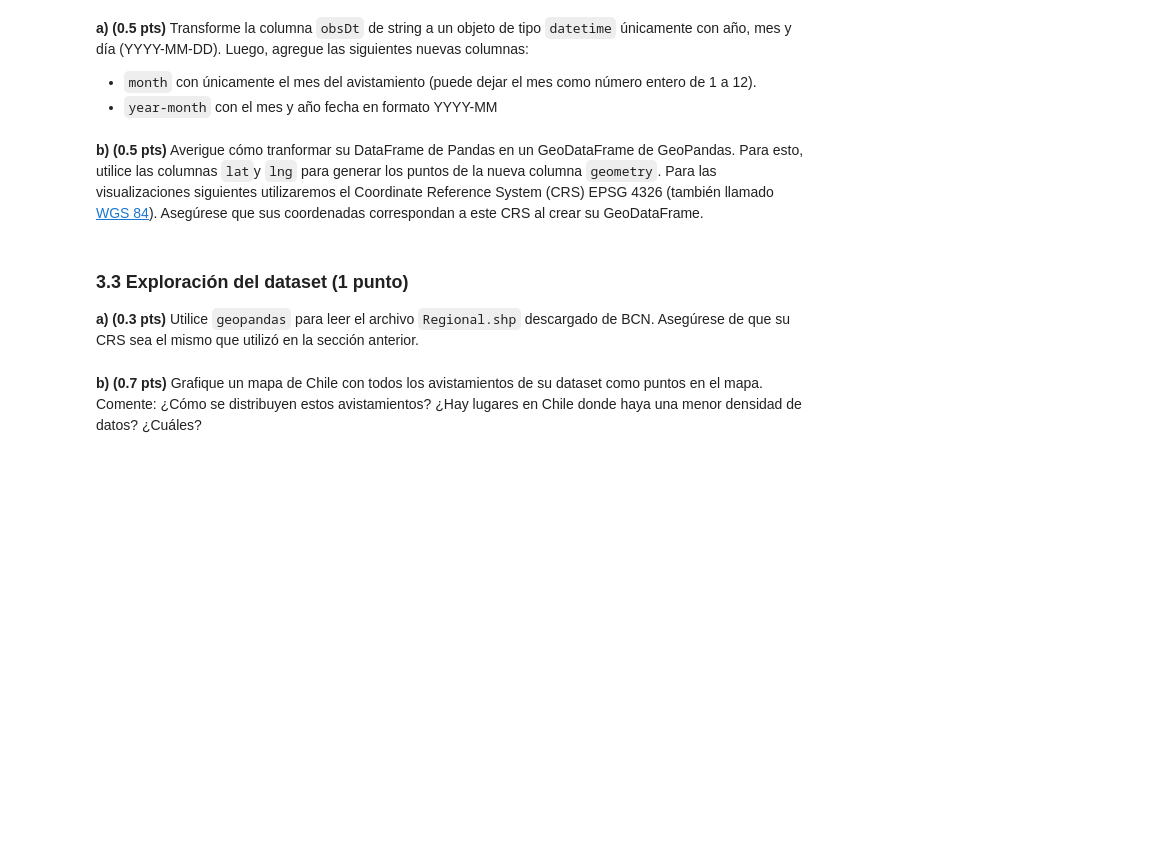
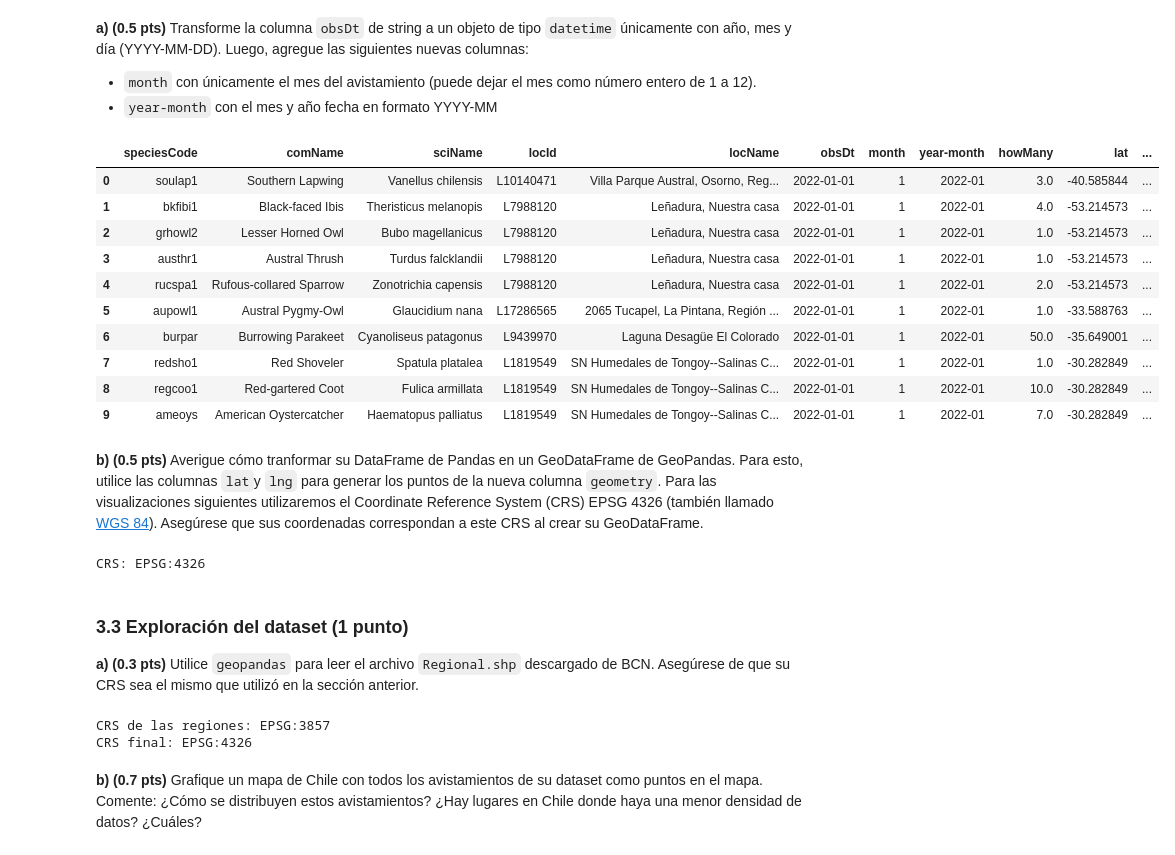
Before and after one commit to IgnOsorioo/IMT2200-Ignacio-Osorio, a Jupyter notebook: Tareas/Tarea 2/IMT2200-25s2 - Tarea 02.ipynb, the cells around one changed output. Drawn from its saved outputs; the diff is of its cells as text; code cells hidden in the pictures; blank space fills up the shorter version.

```diff
--- a/Tareas/Tarea 2/IMT2200-25s2 - Tarea 02.ipynb
+++ b/Tareas/Tarea 2/IMT2200-25s2 - Tarea 02.ipynb
@@ -119,4 +119,8 @@ Responda:
 **Hint**: Los códigos regionales chilenos para la API son los siguientes,
 * `regionCode = CL`
 * `sppLocale = es_CL` (para obtener nombres chilenos de las aves)
+# %%
+# Definimos el header con la API key que utilizaremos para hacer las consultas
+API_key = "2a5mpah09fdj"
+headers = {"X-eBirdApiToken": API_key}
 # %%
@@ -123,0 +155,17 @@ Responda:
+# %%
+# Hacemos una copia del dataframe original
+df = pd.read_csv("avistamientos_ebird.csv")
+# %%
+# Obtengamos los nombres locales de las aves desde la API de eBird
+
+# Definimos la URL para obtener la taxonomía en español (empleando el código de país "es_CL" para Chile y en formato JSON)
+url = "https://api.ebird.org/v2/ref/taxonomy/ebird?locale=es_CL&fmt=json"
+
+response = requests.get(url, headers=headers)
+taxonomia_json = response.json()
+
+# Creamos un mapa de códigos de especie a nombres comunes
+mapa_especies = {item["speciesCode"]: item["comName"] for item in taxonomia_json}
+
+# Mapeamos los nombres comunes en el dataframe
+df["comName"] = df["speciesCode"].map(mapa_especies)
@@ -130,17 +213,61 @@ Responda:
 * `month` con únicamente el mes del avistamiento (puede dejar el mes como número entero de 1 a 12).
 * `year-month` con el mes y año fecha en formato YYYY-MM
 # %%
-# Respuesta
+# 1. Transformar obsDt a datetime
+# Utlizamos 'mixed' para manejar diferentes formatos de fecha, ya que hay entradas del tipo '2023-05-15 14:30' y '2023-05-15'
+df["obsDt"] = pd.to_datetime(df["obsDt"], format="mixed", errors="coerce").dt.date
+
+# 2. Columna con solo el mes (número 1–12)
+df["month"] = pd.to_datetime(df["obsDt"]).dt.month
+
+# 3. Columna con año-mes (YYYY-MM)
+df["year-month"] = pd.to_datetime(df["obsDt"]).dt.to_period("M").astype(str)
+
+columnas = ["speciesCode", "comName", "sciName", "locId", "locName", "obsDt", "month", "year-month", "howMany",
+            "lat", "lng", "obsValid", "obsReviewed", "locationPrivate", "subId", "exoticCategory"]
+
+df = df[columnas]
+df.head(10)
+# %% [output]
+|  | speciesCode | comName | sciName | locId | locName | obsDt | month | year-month | howMany | lat | ... |
+| 0 | soulap1 | Southern Lapwing | Vanellus chilensis | L10140471 | Villa Parque Austral, Osorno, Reg... | 2022-01-01 | 1 | 2022-01 | 3.0 | -40.585844 | ... |
+| 1 | bkfibi1 | Black-faced Ibis | Theristicus melanopis | L7988120 | Leñadura, Nuestra casa | 2022-01-01 | 1 | 2022-01 | 4.0 | -53.214573 | ... |
+| 2 | grhowl2 | Lesser Horned Owl | Bubo magellanicus | L7988120 | Leñadura, Nuestra casa | 2022-01-01 | 1 | 2022-01 | 1.0 | -53.214573 | ... |
+| 3 | austhr1 | Austral Thrush | Turdus falcklandii | L7988120 | Leñadura, Nuestra casa | 2022-01-01 | 1 | 2022-01 | 1.0 | -53.214573 | ... |
+| 4 | rucspa1 | Rufous-collared Sparrow | Zonotrichia capensis | L7988120 | Leñadura, Nuestra casa | 2022-01-01 | 1 | 2022-01 | 2.0 | -53.214573 | ... |
+| 5 | aupowl1 | Austral Pygmy-Owl | Glaucidium nana | L17286565 | 2065 Tucapel, La Pintana, Región ... | 2022-01-01 | 1 | 2022-01 | 1.0 | -33.588763 | ... |
+| 6 | burpar | Burrowing Parakeet | Cyanoliseus patagonus | L9439970 | Laguna Desagüe El Colorado | 2022-01-01 | 1 | 2022-01 | 50.0 | -35.649001 | ... |
+| 7 | redsho1 | Red Shoveler | Spatula platalea | L1819549 | SN Humedales de Tongoy--Salinas C... | 2022-01-01 | 1 | 2022-01 | 1.0 | -30.282849 | ... |
+| 8 | regcoo1 | Red-gartered Coot | Fulica armillata | L1819549 | SN Humedales de Tongoy--Salinas C... | 2022-01-01 | 1 | 2022-01 | 10.0 | -30.282849 | ... |
+| 9 | ameoys | American Oystercatcher | Haematopus palliatus | L1819549 | SN Humedales de Tongoy--Salinas C... | 2022-01-01 | 1 | 2022-01 | 7.0 | -30.282849 | ... |
 # %% [markdown]
 **b) (0.5 pts)** Averigue cómo tranformar su DataFrame de Pandas en un GeoDataFrame de GeoPandas. Para esto, utilice las columnas `lat`y `lng` para generar los puntos de la nueva columna `geometry`. Para las visualizaciones siguientes utilizaremos el Coordinate Reference System (CRS) EPSG 4326 (también llamado [WGS 84](https://es.wikipedia.org/wiki/WGS84)). Asegúrese que sus coordenadas correspondan a este CRS al crear su GeoDataFrame.
 # %%
 # Respuesta
+geometria = gpd.points_from_xy(df["lng"], df["lat"])
+gdf = gpd.GeoDataFrame(df, geometry=geometria, crs="EPSG:4326")
+
+gdf.head(10)
+print("CRS:", gdf.crs)
+# %% [output]
+CRS: EPSG:4326
 # %% [markdown]
 ### 3.3 Exploración del dataset (1 punto)
 
 **a) (0.3 pts)** Utilice `geopandas` para leer el archivo `Regional.shp` descargado de BCN. Asegúrese de que su CRS sea el mismo que utilizó en la sección anterior.
 # %%
 # Respuesta
+regiones = gpd.read_file("Regiones/Regional.shp")
+print("CRS de las regiones:", regiones.crs)
+
+# Reproyectar si no es EPSG:4326
+if regiones.crs != "EPSG:4326":
+    regiones = regiones.to_crs("EPSG:4326")
+
+print("CRS final:", regiones.crs)
+# %% [output]
+CRS de las regiones: EPSG:3857
+CRS final: EPSG:4326
 # %% [markdown]
 **b) (0.7 pts)** Grafique un mapa de Chile con todos los avistamientos de su dataset como puntos en el mapa. Comente: ¿Cómo se distribuyen estos avistamientos? ¿Hay lugares en Chile donde haya una menor densidad de datos? ¿Cuáles?
 # %%
```
Also changed, not shown: parts of 6 cells of this notebook, 9 other files.
